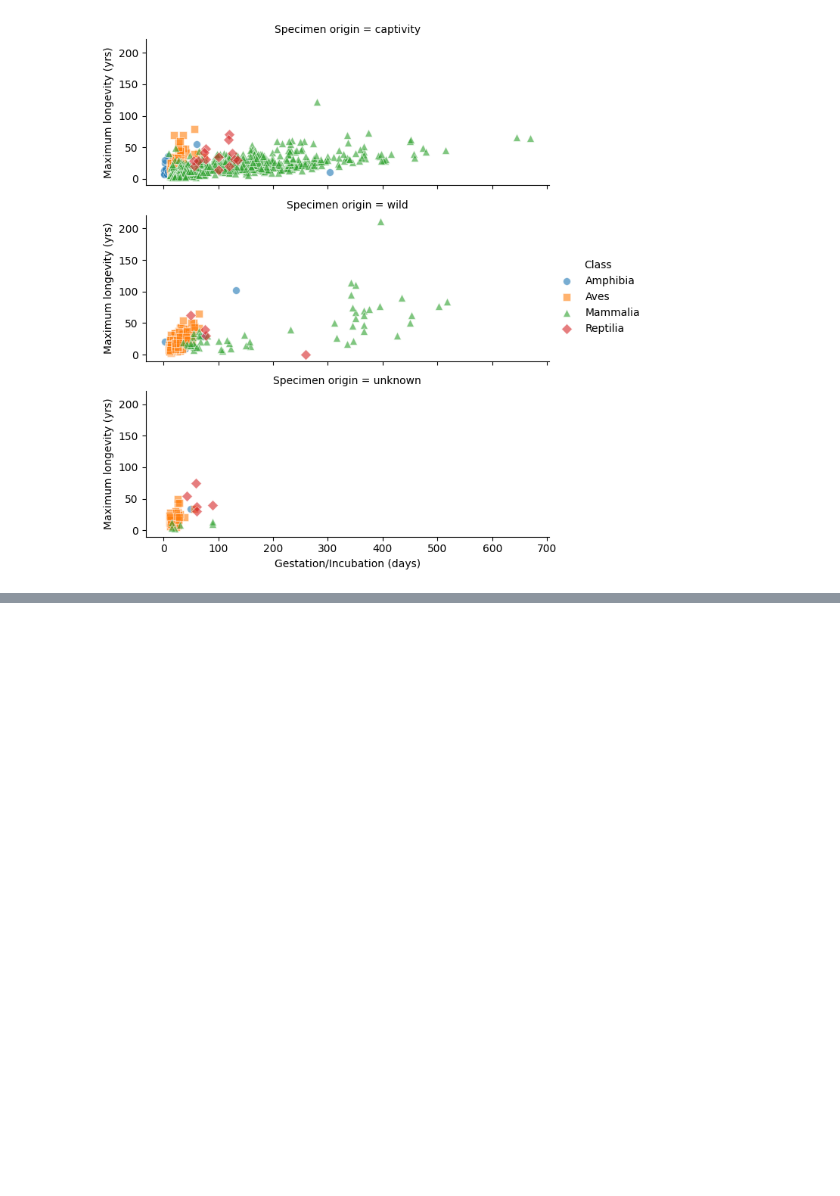
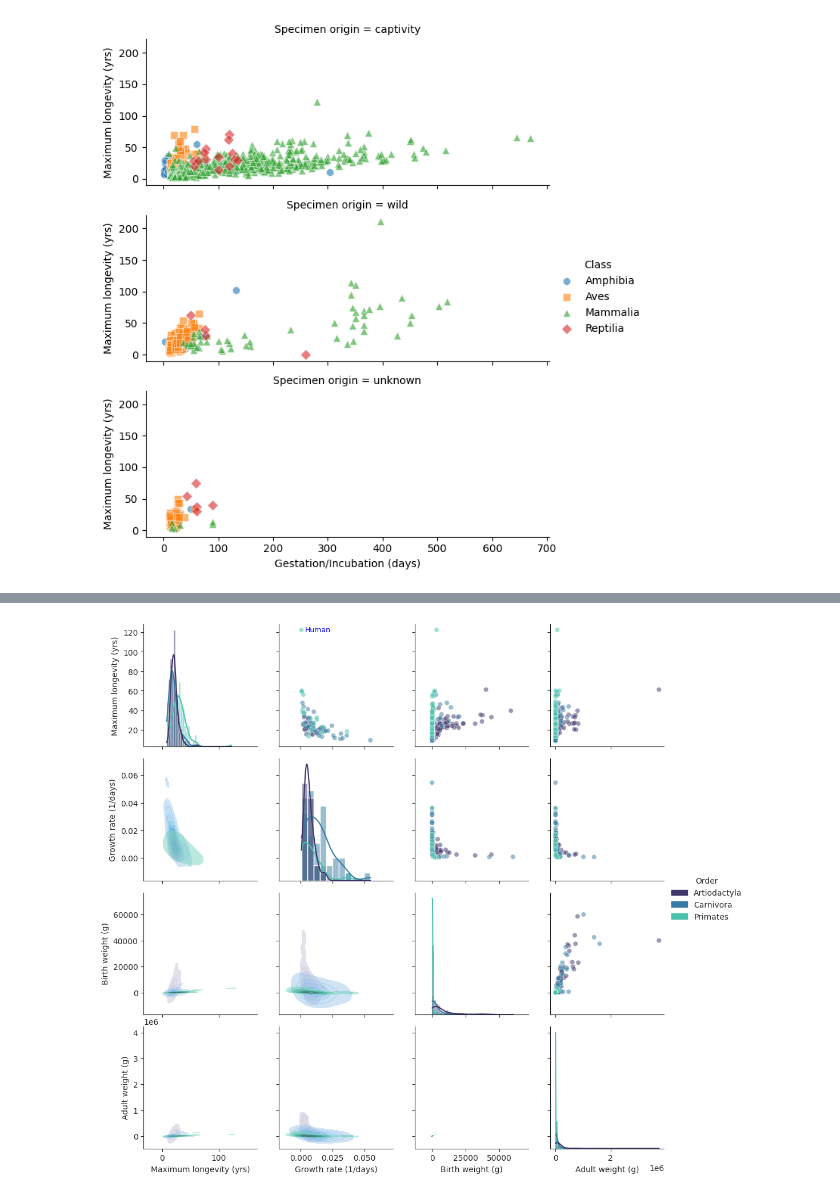
Before and after one commit to JacquelineAldridge/data-visualization-notebooks, a Jupyter notebook: notebooks/3.8-grillas.ipynb, the cells around one changed output, grey strips where cells are left out. Saved outputs shown, nothing was run; the diff lists cells and outputs as text; code cells hidden in the pictures; blank space fills up the shorter version.

```diff
--- a/notebooks/3.8-grillas.ipynb
+++ b/notebooks/3.8-grillas.ipynb
@@ -211,0 +269,27 @@ for year, ax in zip(g.col_names, g.axes):
+# %%
+with sns.axes_style("ticks"):
+    g = sns.PairGrid(df_anage_mammalia, hue="Order", palette="mako", diag_sharey=False)
+    g.map_upper(sns.scatterplot, alpha=0.5)
+    g.map_diag(sns.histplot, kde=True, alpha=0.5)
+    g.map_lower(sns.kdeplot, fill=True, alpha=0.5)
+
+    max_longevity_row = (
+        df_anage_mammalia.sort(
+            "Maximum longevity (yrs)", descending=True, nulls_last=True
+        )
+        .head(1)
+        .to_dicts()[0]
+    )
+    g.axes[0, 1].text(
+        max_longevity_row["Growth rate (1/days)"] + 0.003,
+        max_longevity_row["Maximum longevity (yrs)"],
+        max_longevity_row["Common name"],
+        ha="left",
+        va="center",
+        fontsize=9,
+        color="blue",
+    )
+
+    g.add_legend()
+# %% [output]
+[figure, added]
```
Also changed, not shown: parts of 8 cells of this notebook.
